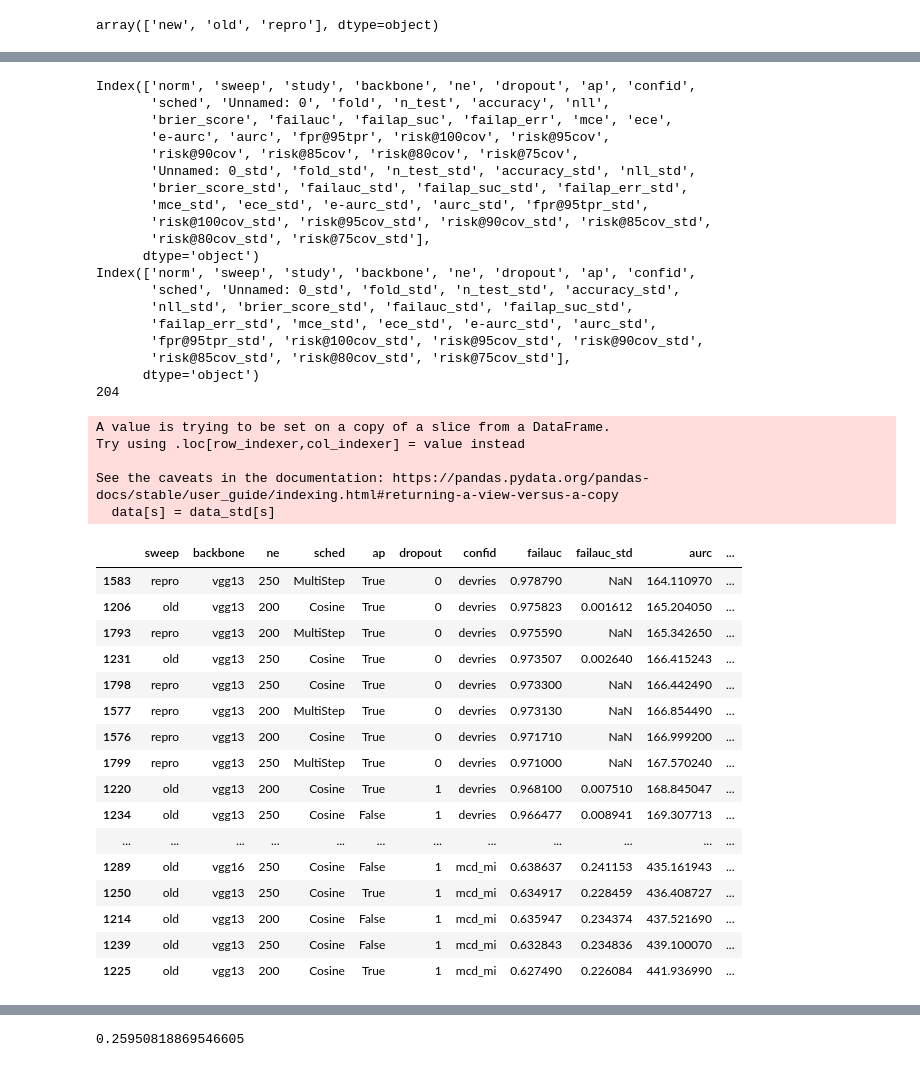
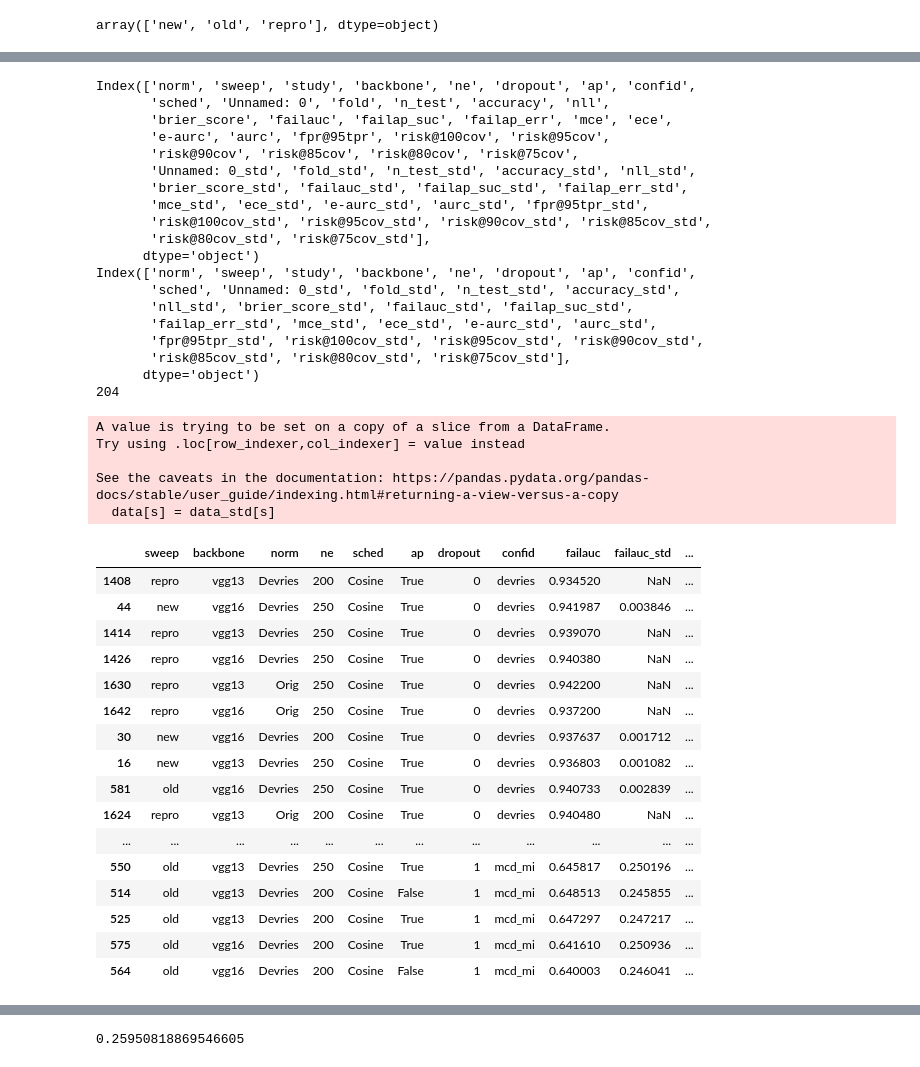
Before and after one commit to IML-DKFZ/fd-shifts, a Jupyter notebook: notebooks/devries_sweep_analysis.ipynb, the cells around one changed output, grey strips where cells are left out. Saved outputs shown, nothing was run; the diff lists cells and outputs as text; code cells hidden in the pictures.

```diff
--- a/notebooks/devries_sweep_analysis.ipynb
+++ b/notebooks/devries_sweep_analysis.ipynb
@@ -135,7 +133,7 @@ Index(['norm', 'sweep', 'study', 'backbone', 'ne', 'dropout', 'ap', 'confid',
       dtype='object')
 {'Unnamed: 0': 'Unnamed: 0_std', 'fold': 'fold_std', 'n_test': 'n_test_std', 'accuracy': 'accuracy_std', 'nll': 'nll_std', 'brier_score': 'brier_score_std', 'failauc': 'failauc_std', 'failap_suc': 'fa ...
 # %%
-study= "new_class_study_svhn_original_mode"
+study= "iid_study"
 data =  dfg[(dfg.study == study)]
 data_std =  dfg_std[(dfg_std.study == study)]
 # data =  df[(df.study == "new_class_study_tinyimagenet_resize_original_mode")]
@@ -166,51 +164,51 @@ for s in std_columns:
     data[s] = data_std[s]
 
 print(data.columns)
 print(data_std.columns)
 print(len(data))
-data[["sweep","backbone", "ne", "sched", "ap", "dropout", "confid", "failauc", "failauc_std", "aurc", "aurc_std", "failap_suc", "accuracy", "accuracy_std"]].sort_values(by="aurc", ascending=True)
+data[["sweep","backbone", "norm", "ne", "sched", "ap", "dropout", "confid", "failauc", "failauc_std", "aurc", "aurc_std", "failap_suc", "accuracy", "accuracy_std"]].sort_values(by="aurc", ascending=True)
 # %% [output]
 Index(['norm', 'sweep', 'study', 'backbone', 'ne', 'dropout', 'ap', 'confid',
        'sched', 'Unnamed: 0', 'fold', 'n_test', 'accuracy', 'nll',
        'brier_score', 'failauc', 'failap_suc', 'failap_err', 'mce', 'ece',
        'e-aurc', 'aurc', 'fpr@95tpr', 'risk@100cov', 'risk@95cov',
        'risk@90cov', 'risk@85cov', 'risk@80cov', 'risk@75cov',
        'Unnamed: 0_std', 'fold_std', 'n_test_std', 'accuracy_std', 'nll_std',
        'brier_score_std', 'failauc_std', 'failap_suc_std', 'failap_err_std',
        'mce_std', 'ece_std', 'e-aurc_std', 'aurc_std', 'fpr@95tpr_std',
        'risk@100cov_std', 'risk@95cov_std', 'risk@90cov_std', 'risk@85cov_std',
        'risk@80cov_std', 'risk@75cov_std'],
       dtype='object')
 Index(['norm', 'sweep', 'study', 'backbone', 'ne', 'dropout', 'ap', 'confid',
        'sched', 'Unnamed: 0_std', 'fold_std', 'n_test_std', 'accuracy_std',
        'nll_std', 'brier_score_std', 'failauc_std', 'failap_suc_std',
        'failap_err_std', 'mce_std', 'ece_std', 'e-aurc_std', 'aurc_std',
        'fpr@95tpr_std', 'risk@100cov_std', 'risk@95cov_std', 'risk@90cov_std',
        'risk@85cov_std', 'risk@80cov_std', 'risk@75cov_std'],
       dtype='object')
 204
 A value is trying to be set on a copy of a slice from a DataFrame.
 Try using .loc[row_indexer,col_indexer] = value instead
 
 See the caveats in the documentation: https://pandas.pydata.org/pandas-docs/stable/user_guide/indexing.html#returning-a-view-versus-a-copy
   data[s] = data_std[s]
-|  | sweep | backbone | ne | sched | ap | dropout | confid | failauc | failauc_std | aurc | ... |
-| 1583 | repro | vgg13 | 250 | MultiStep | True | 0 | devries | 0.978790 | NaN | 164.110970 | ... |
-| 1206 | old | vgg13 | 200 | Cosine | True | 0 | devries | 0.975823 | 0.001612 | 165.204050 | ... |
-| 1793 | repro | vgg13 | 200 | MultiStep | True | 0 | devries | 0.975590 | NaN | 165.342650 | ... |
-| 1231 | old | vgg13 | 250 | Cosine | True | 0 | devries | 0.973507 | 0.002640 | 166.415243 | ... |
-| 1798 | repro | vgg13 | 250 | Cosine | True | 0 | devries | 0.973300 | NaN | 166.442490 | ... |
-| 1577 | repro | vgg13 | 200 | MultiStep | True | 0 | devries | 0.973130 | NaN | 166.854490 | ... |
-| 1576 | repro | vgg13 | 200 | Cosine | True | 0 | devries | 0.971710 | NaN | 166.999200 | ... |
-| 1799 | repro | vgg13 | 250 | MultiStep | True | 0 | devries | 0.971000 | NaN | 167.570240 | ... |
-| 1220 | old | vgg13 | 200 | Cosine | True | 1 | devries | 0.968100 | 0.007510 | 168.845047 | ... |
-| 1234 | old | vgg13 | 250 | Cosine | False | 1 | devries | 0.966477 | 0.008941 | 169.307713 | ... |
+|  | sweep | backbone | norm | ne | sched | ap | dropout | confid | failauc | failauc_std | ... |
+| 1408 | repro | vgg13 | Devries | 200 | Cosine | True | 0 | devries | 0.934520 | NaN | ... |
+| 44 | new | vgg16 | Devries | 250 | Cosine | True | 0 | devries | 0.941987 | 0.003846 | ... |
+| 1414 | repro | vgg13 | Devries | 250 | Cosine | True | 0 | devries | 0.939070 | NaN | ... |
+| 1426 | repro | vgg16 | Devries | 250 | Cosine | True | 0 | devries | 0.940380 | NaN | ... |
+| 1630 | repro | vgg13 | Orig | 250 | Cosine | True | 0 | devries | 0.942200 | NaN | ... |
+| 1642 | repro | vgg16 | Orig | 250 | Cosine | True | 0 | devries | 0.937200 | NaN | ... |
+| 30 | new | vgg16 | Devries | 200 | Cosine | True | 0 | devries | 0.937637 | 0.001712 | ... |
+| 16 | new | vgg13 | Devries | 250 | Cosine | True | 0 | devries | 0.936803 | 0.001082 | ... |
+| 581 | old | vgg16 | Devries | 250 | Cosine | True | 0 | devries | 0.940733 | 0.002839 | ... |
+| 1624 | repro | vgg13 | Orig | 200 | Cosine | True | 0 | devries | 0.940480 | NaN | ... |
 | ... | ... | ... | ... | ... | ... | ... | ... | ... | ... | ... | ... |
-| 1289 | old | vgg16 | 250 | Cosine | False | 1 | mcd_mi | 0.638637 | 0.241153 | 435.161943 | ... |
-| 1250 | old | vgg13 | 250 | Cosine | True | 1 | mcd_mi | 0.634917 | 0.228459 | 436.408727 | ... |
-| 1214 | old | vgg13 | 200 | Cosine | False | 1 | mcd_mi | 0.635947 | 0.234374 | 437.521690 | ... |
-| 1239 | old | vgg13 | 250 | Cosine | False | 1 | mcd_mi | 0.632843 | 0.234836 | 439.100070 | ... |
-| 1225 | old | vgg13 | 200 | Cosine | True | 1 | mcd_mi | 0.627490 | 0.226084 | 441.936990 | ... |
+| 550 | old | vgg13 | Devries | 250 | Cosine | True | 1 | mcd_mi | 0.645817 | 0.250196 | ... |
+| 514 | old | vgg13 | Devries | 200 | Cosine | False | 1 | mcd_mi | 0.648513 | 0.245855 | ... |
+| 525 | old | vgg13 | Devries | 200 | Cosine | True | 1 | mcd_mi | 0.647297 | 0.247217 | ... |
+| 575 | old | vgg16 | Devries | 200 | Cosine | True | 1 | mcd_mi | 0.641610 | 0.250936 | ... |
+| 564 | old | vgg16 | Devries | 200 | Cosine | False | 1 | mcd_mi | 0.640003 | 0.246041 | ... |
 # %%
 df[(df.study == "iid_study") & (df.dropout == "1")]
 # %% [output]
```
Also changed, not shown: parts of 5 cells of this notebook, 26 other files.
